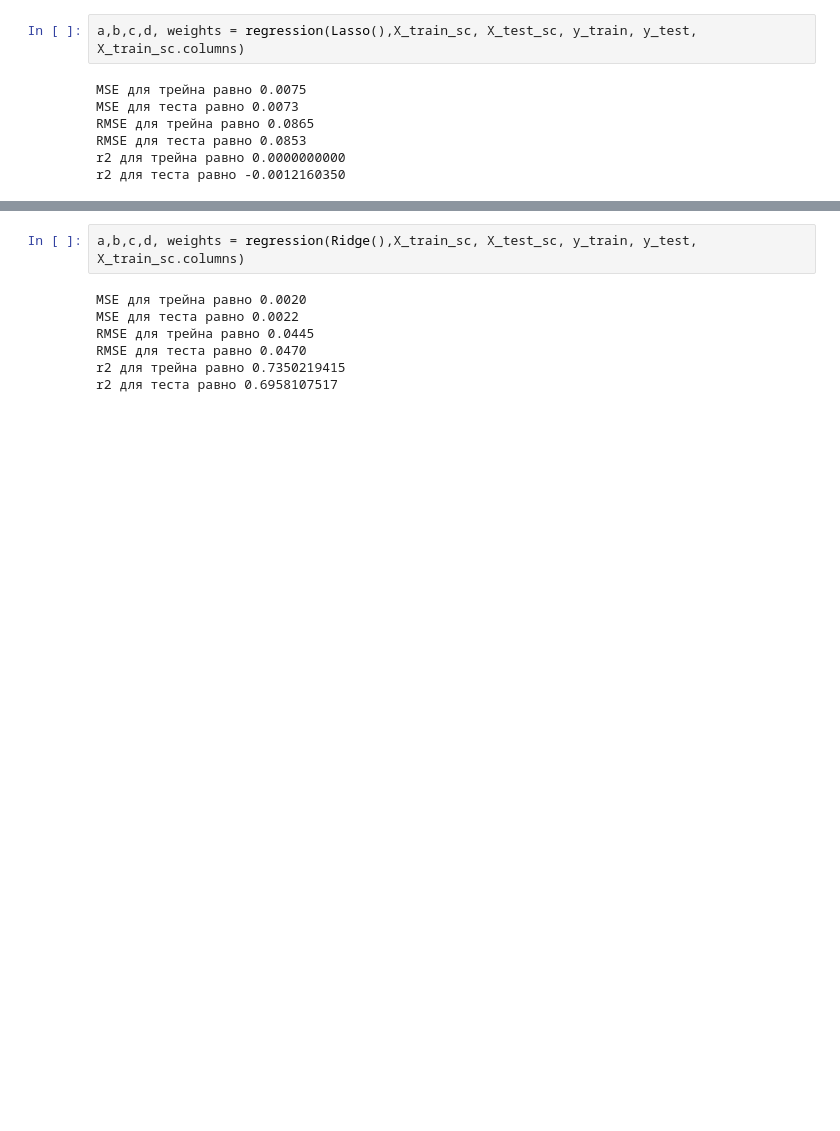
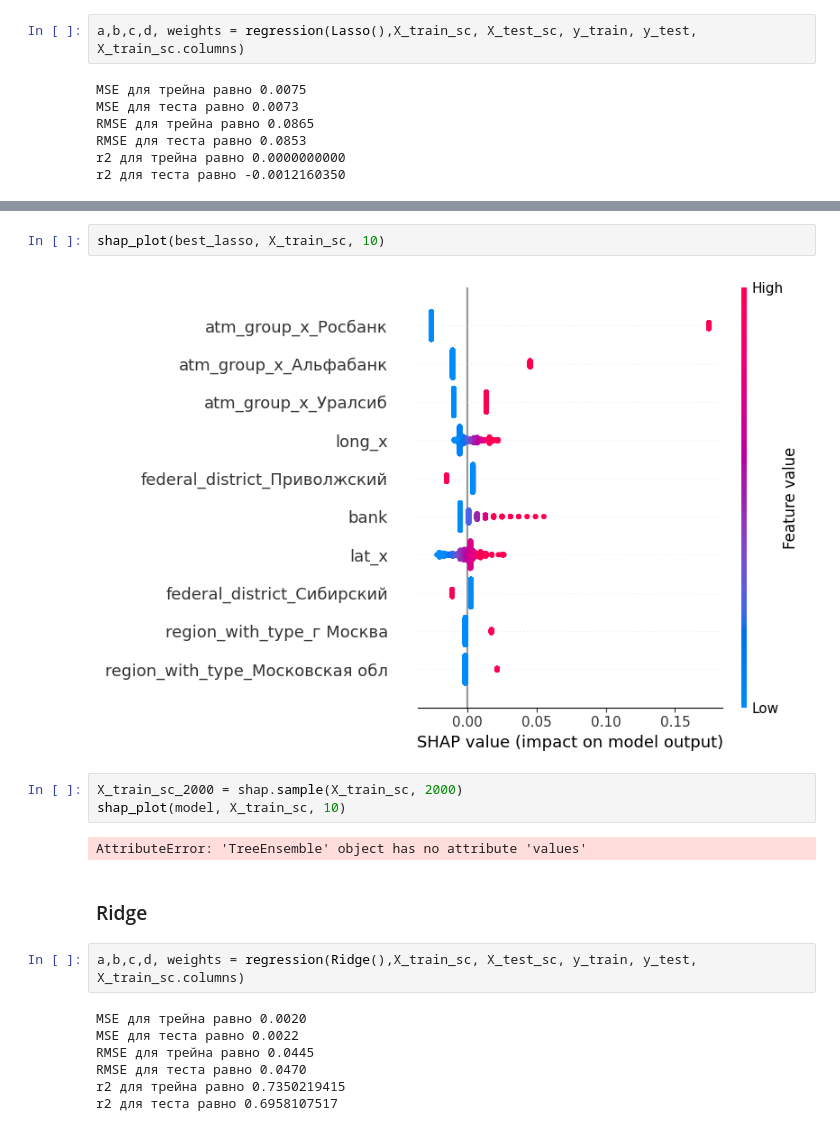
Before and after one commit to SeVlVershinin/atm-project, a Jupyter notebook: prediction_model/prediction_model.ipynb, the cells around one changed output, grey strips where cells are left out. Cells and saved outputs as stored; diff of their text form; blank space fills up the shorter version.

```diff
--- a/prediction_model/prediction_model.ipynb
+++ b/prediction_model/prediction_model.ipynb
@@ -634,3 +674,14 @@ Ridge
+# %%
+shap_plot(best_lasso, X_train_sc, 10)
+# %% [output]
+[figure, added]
+# %%
+X_train_sc_2000 = shap.sample(X_train_sc, 2000)
+shap_plot(model, X_train_sc, 10)
+# %% [output]
+AttributeError: 'TreeEnsemble' object has no attribute 'values'
+# %% [markdown]
+### Ridge
 # %%
 a,b,c,d, weights = regression(Ridge(),X_train_sc, X_test_sc, y_train, y_test, X_train_sc.columns)
 # %% [output]
```
Also changed, not shown: parts of 127 cells of this notebook.
